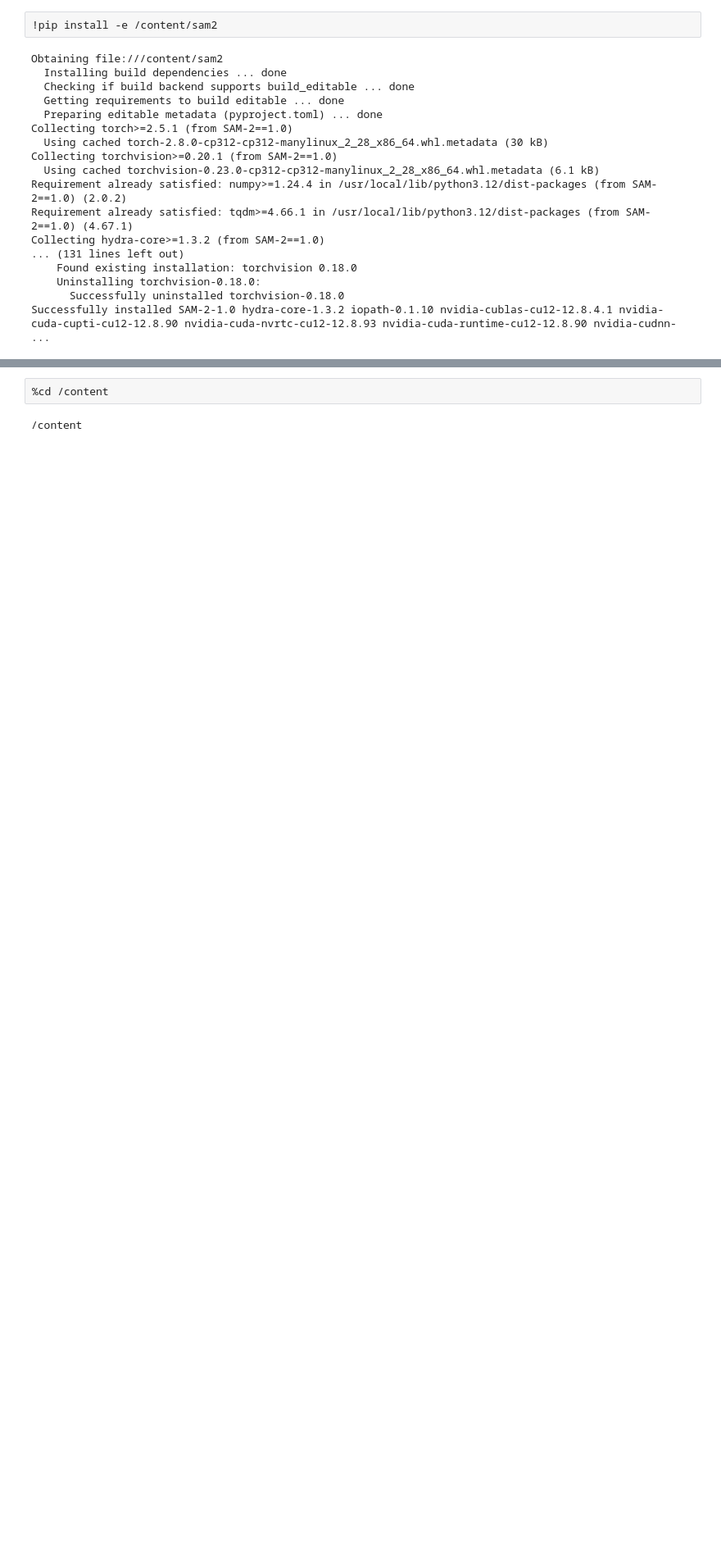
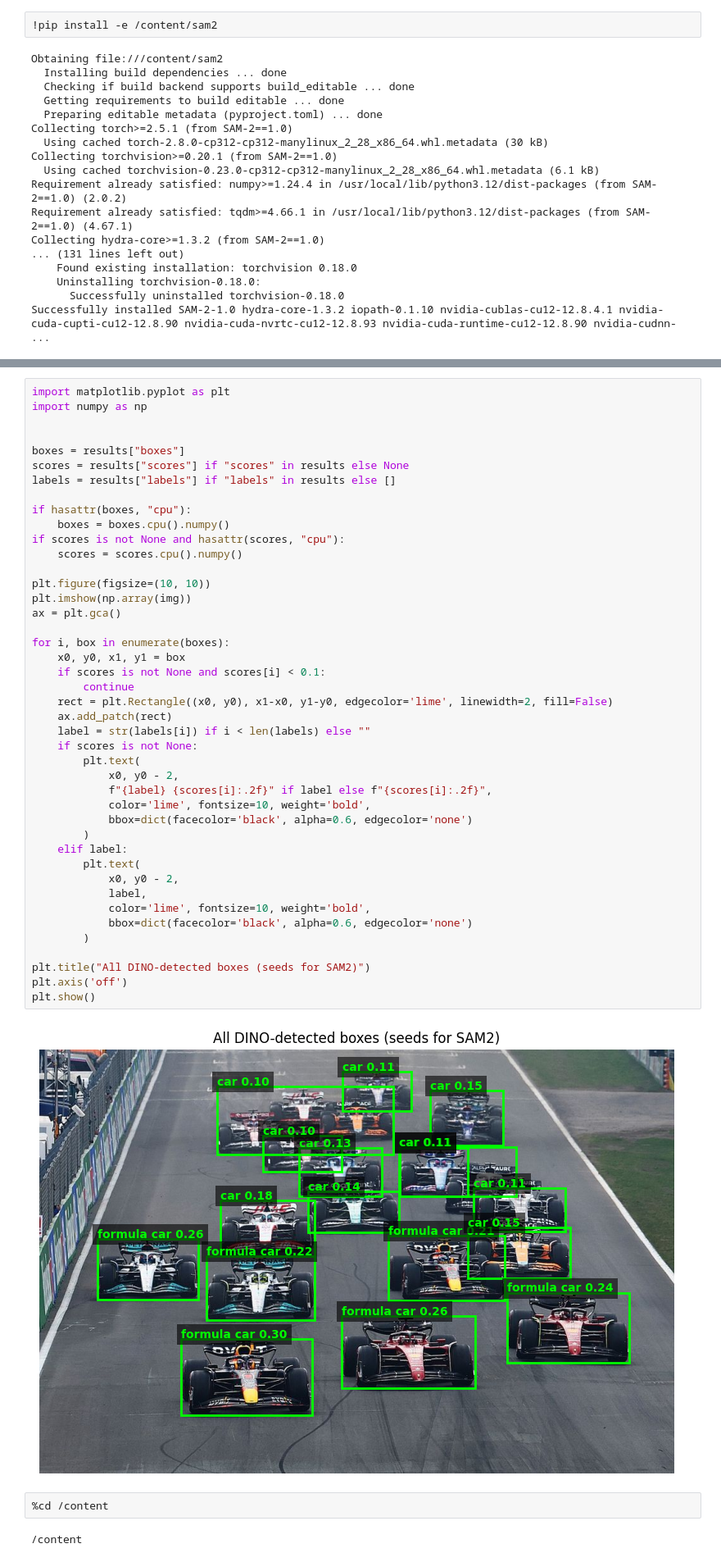
Before and after one commit to shreshth3000/CIFARTask, a Jupyter notebook: q2.ipynb, the cells around one changed output, grey strips where cells are left out. Shown at 82% size. Drawn from its saved outputs; the diff is of its cells as text; blank space fills up the shorter version.

```diff
--- a/q2.ipynb
+++ b/q2.ipynb
@@ -224,3 +174,48 @@ plt.show()
+# %%
+import matplotlib.pyplot as plt
+import numpy as np
+
+
+boxes = results["boxes"]
+scores = results["scores"] if "scores" in results else None
+labels = results["labels"] if "labels" in results else []
+
+if hasattr(boxes, "cpu"):
+    boxes = boxes.cpu().numpy()
+if scores is not None and hasattr(scores, "cpu"):
+    scores = scores.cpu().numpy()
+
+plt.figure(figsize=(10, 10))
+plt.imshow(np.array(img))
+ax = plt.gca()
+
+for i, box in enumerate(boxes):
+    x0, y0, x1, y1 = box
+    if scores is not None and scores[i] < 0.1:
+        continue
+    rect = plt.Rectangle((x0, y0), x1-x0, y1-y0, edgecolor='lime', linewidth=2, fill=False)
+    ax.add_patch(rect)
+    label = str(labels[i]) if i < len(labels) else ""
+    if scores is not None:
+        plt.text(
+            x0, y0 - 2,
+            f"{label} {scores[i]:.2f}" if label else f"{scores[i]:.2f}",
+            color='lime', fontsize=10, weight='bold',
+            bbox=dict(facecolor='black', alpha=0.6, edgecolor='none')
+        )
+    elif label:
+        plt.text(
+            x0, y0 - 2,
+            label,
+            color='lime', fontsize=10, weight='bold',
+            bbox=dict(facecolor='black', alpha=0.6, edgecolor='none')
+        )
+
+plt.title("All DINO-detected boxes (seeds for SAM2)")
+plt.axis('off')
+plt.show()
+# %% [output]
+[figure, added]
 # %%
 %cd /content
 # %% [output]
```
Also changed, not shown: parts of 20 cells of this notebook.
